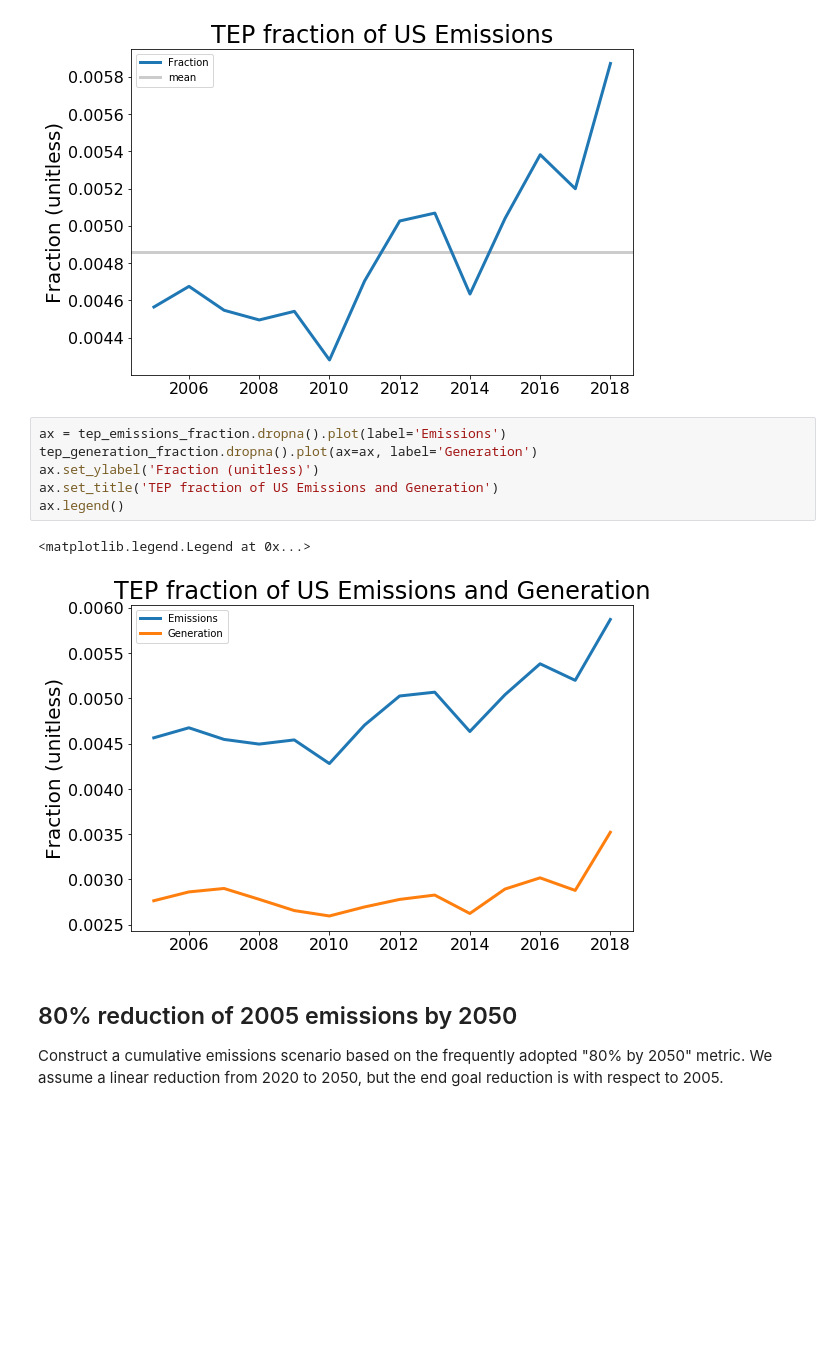
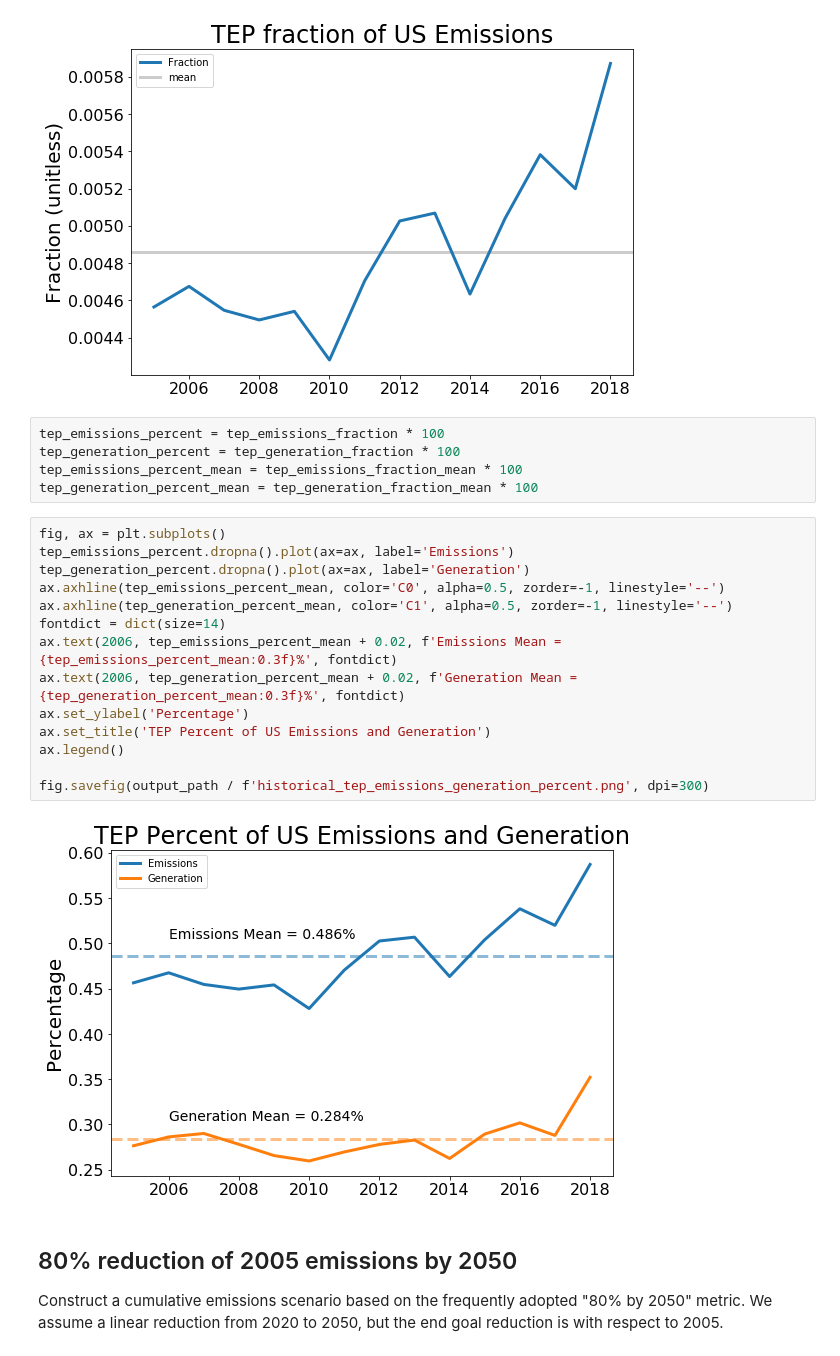
Before and after one commit to CLIMAS-UA/tepcarbon, a Jupyter notebook: tep_carbon.ipynb, the cells around one changed output. Cells and saved outputs as stored; diff of their text form; blank space fills up the shorter version.

Commit message:
clean up intro text, add versions, add means to historical plot (#14)
* add means to historical plot, clean up text

* fixes

```diff
--- a/tep_carbon.ipynb
+++ b/tep_carbon.ipynb
@@ -522,15 +549,27 @@ ax.legend()
 # %% [output]
 <matplotlib.legend.Legend at 0x...>
 [figure]
-# %%
-ax = tep_emissions_fraction.dropna().plot(label='Emissions')
-tep_generation_fraction.dropna().plot(ax=ax, label='Generation')
-ax.set_ylabel('Fraction (unitless)')
-ax.set_title('TEP fraction of US Emissions and Generation')
-ax.legend()
-# %% [output]
-<matplotlib.legend.Legend at 0x...>
-[figure, removed]
+# %%
+tep_emissions_percent = tep_emissions_fraction * 100
+tep_generation_percent = tep_generation_fraction * 100
+tep_emissions_percent_mean = tep_emissions_fraction_mean * 100
+tep_generation_percent_mean = tep_generation_fraction_mean * 100
+# %%
+fig, ax = plt.subplots()
+tep_emissions_percent.dropna().plot(ax=ax, label='Emissions')
+tep_generation_percent.dropna().plot(ax=ax, label='Generation')
+ax.axhline(tep_emissions_percent_mean, color='C0', alpha=0.5, zorder=-1, linestyle='--')
+ax.axhline(tep_generation_percent_mean, color='C1', alpha=0.5, zorder=-1, linestyle='--')
+fontdict = dict(size=14)
+ax.text(2006, tep_emissions_percent_mean + 0.02, f'Emissions Mean = {tep_emissions_percent_mean:0.3f}%', fontdict)
+ax.text(2006, tep_generation_percent_mean + 0.02, f'Generation Mean = {tep_generation_percent_mean:0.3f}%', fontdict)
+ax.set_ylabel('Percentage')
+ax.set_title('TEP Percent of US Emissions and Generation')
+ax.legend()
+
+fig.savefig(output_path / f'historical_tep_emissions_generation_percent.png', dpi=300)
+# %% [output]
+[figure, added]
 # %% [markdown]
 ## 80% reduction of 2005 emissions by 2050
 
```
Also changed, not shown: parts of 7 cells of this notebook, 3 other files.
